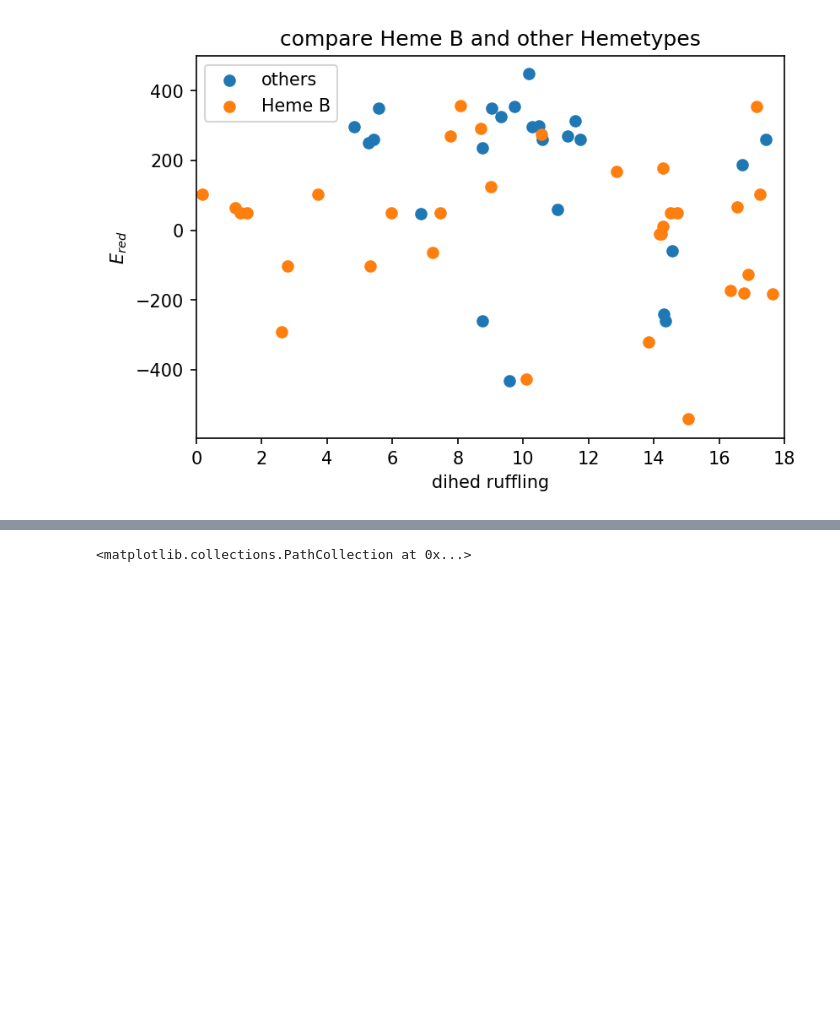
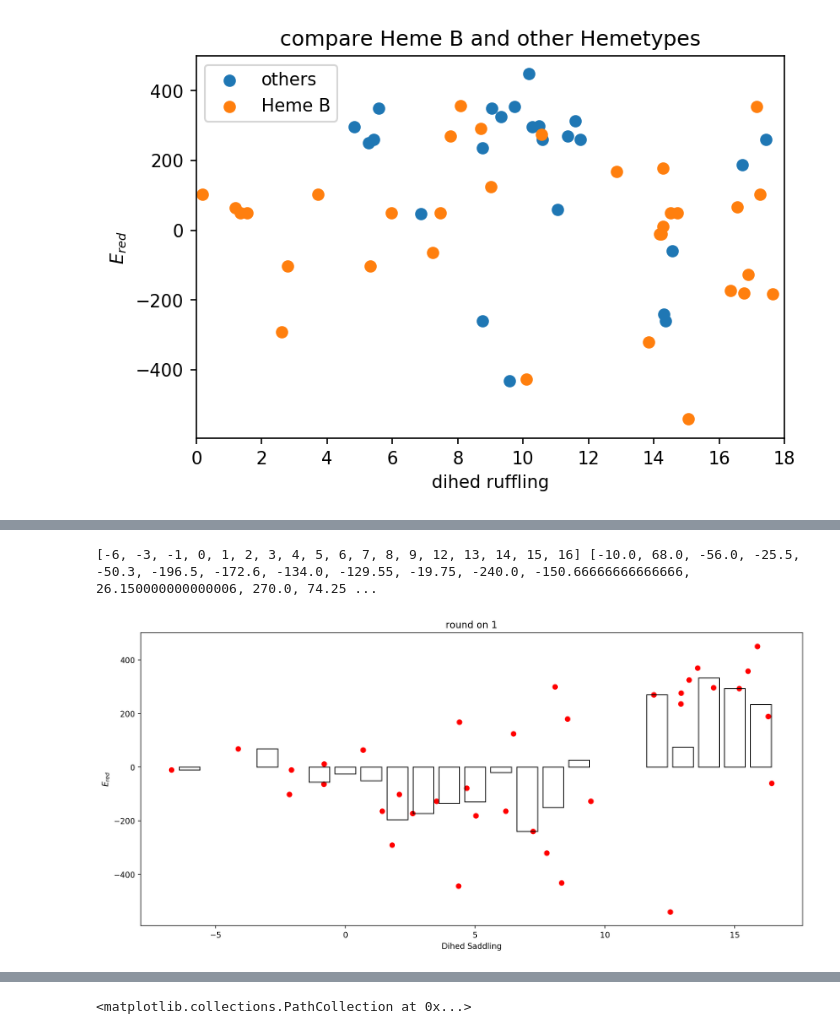
Before and after one commit to Kloppel/heme_redox_project, a Jupyter notebook: heme.ipynb, the cells around one changed output, grey strips where cells are left out. Drawn from its saved outputs; the diff is of its cells as text; code cells hidden in the pictures; blank space fills up the shorter version.

```diff
--- a/heme.ipynb
+++ b/heme.ipynb
@@ -304,0 +380,40 @@ plt.savefig(f"{plots}compareHemeB.png")
+# %%
+def rounddata(i):
+    global rounding
+
+
+    return int(i/rounding+0.5)*rounding
+
+dfbar = df_mode[["saddling_max","Em_lit"]].copy()
+dfbar = df_mode[df_mode["saddling_max"]<20][["saddling_max","Em_lit"]].copy()
+fig = plt.figure(dpi =200,figsize = [15,15])
+roundlist = [1,2,3,4,5,6,1.5,2.5]
+
+
+rounding =1
+
+dfbar[rounding] = [rounddata(i) for i in dfbar["saddling_max"]]
+#for i in dfbar["rufround"]:
+    #print(dfbar[dfbar["rufround"] ==i]["Em_lit"].mean())
+
+ruflist = list(set(dfbar[rounding]))
+ruflist.sort()
+emlist = [dfbar[dfbar[rounding] ==i]["Em_lit"].mean() for i in ruflist]
+print(ruflist, emlist)
+
+
+ax = fig.add_subplot(211)
+
+ax.bar(ruflist, emlist, width = rounding*0.8,fill = False)
+ax.scatter(dfbar["saddling_max"] , dfbar["Em_lit"],c="red")
+fig.titel="Dihed Ruffling"
+ax.set_xlabel("Dihed Saddling")
+ax.set_ylabel("$E_{red}$")
+ax.set_title(f"round on {rounding}")
+
+plt.show()
+
+#plt.bar(ruflist, emlist, width = rounding*0.8)
+# %% [output]
+[-6, -3, -1, 0, 1, 2, 3, 4, 5, 6, 7, 8, 9, 12, 13, 14, 15, 16] [-10.0, 68.0, -56.0, -25.5, -50.3, -196.5, -172.6, -134.0, -129.55, -19.75, -240.0, -150.66666666666666, 26.150000000000006, 270.0, 74.25 ...
+[figure, added]
```
Also changed, not shown: parts of 27 cells of this notebook, 10 other files.
